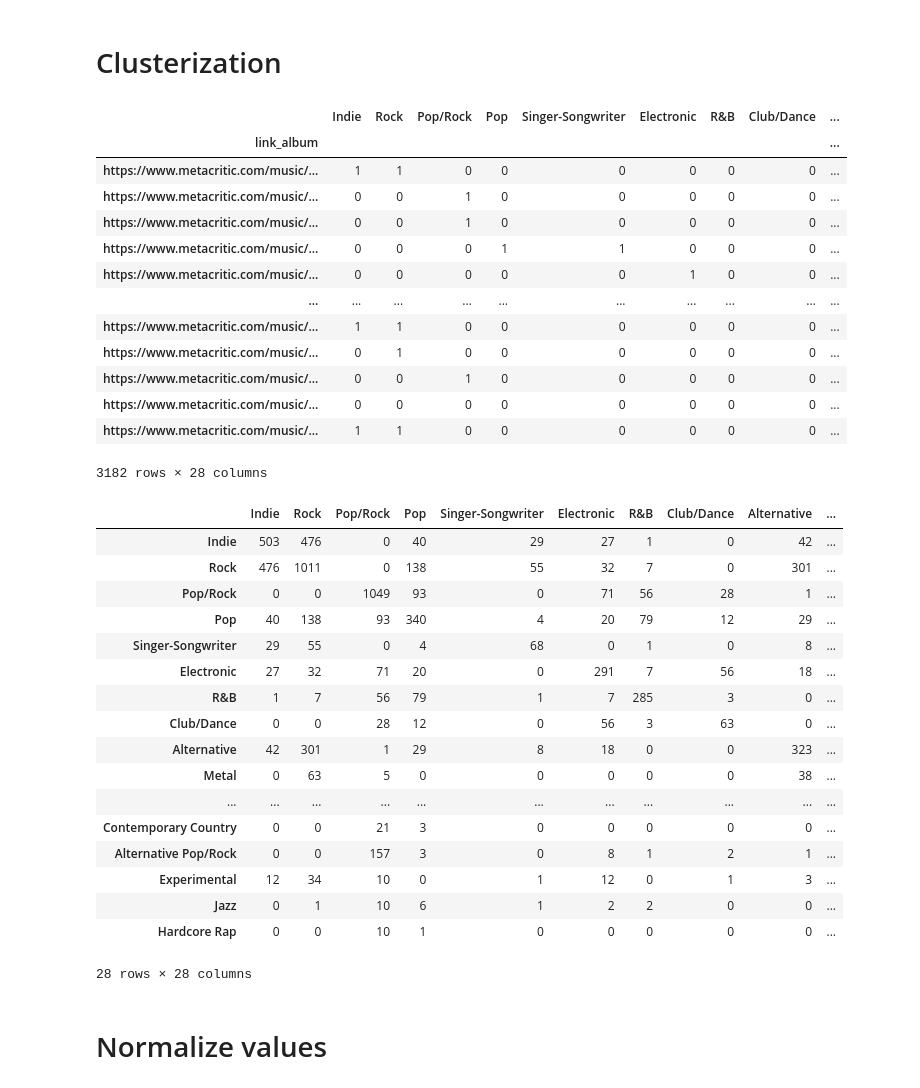
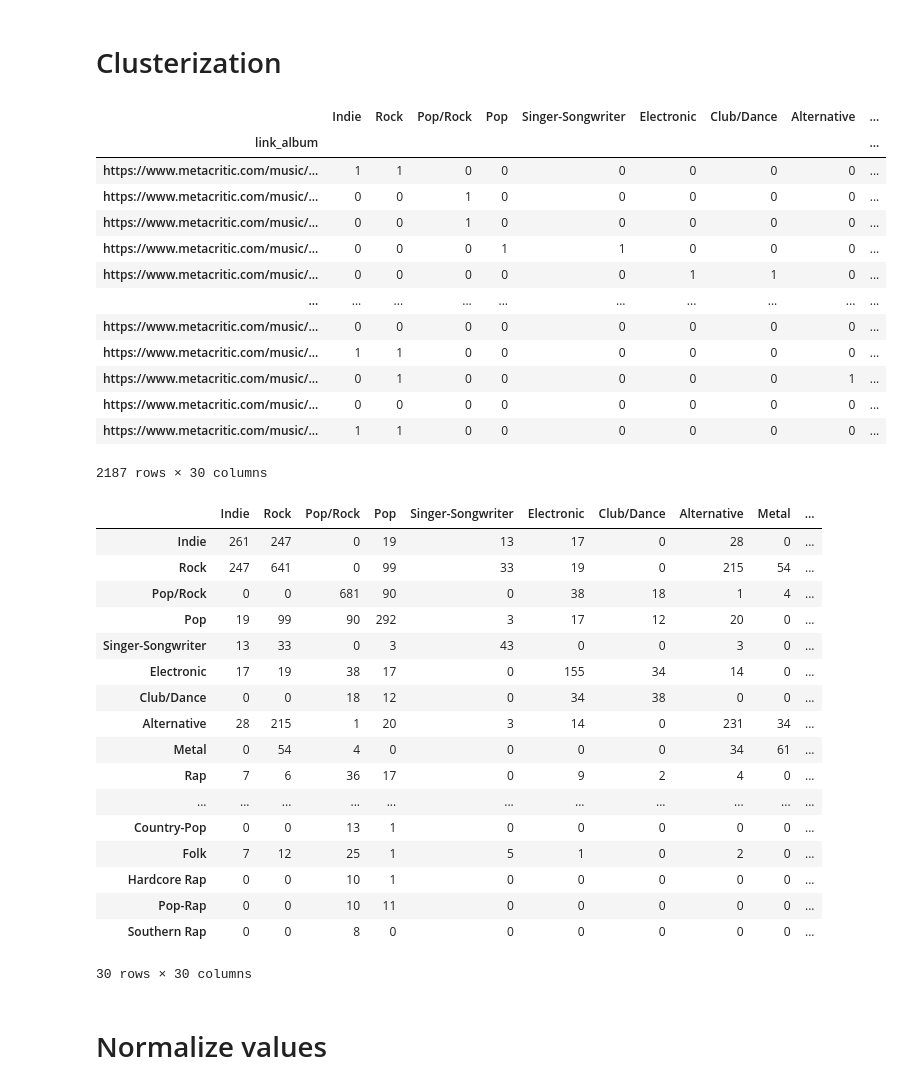
Before and after one commit to wainejr/CSB53, a Jupyter notebook: notebooks/genres_analysis.ipynb, the cells around one changed output. Drawn from its saved outputs; the diff is of its cells as text; code cells hidden in the pictures.

```diff
--- a/notebooks/genres_analysis.ipynb
+++ b/notebooks/genres_analysis.ipynb
@@ -27,0 +8,14 @@ df
+# %%
+filename = "../data/all_data.json"
+#filename = "csb-53/data/all_data.json"
+
+df = pd.read_json(filename, convert_dates=["release_date"])
+df.set_index("link_album")
+
+# Limit number of metacritic only albums, to not unbalance the model
+df_metacritic = df.groupby([df["release_date"].dt.year]).apply(lambda grp: grp.nlargest(50, 'metascore'))
+
+df = df[df["billboard"].notnull()
+        | df["grammy"].notnull()
+        | df["link_album"].isin(df_metacritic["link_album"].unique())]
+df
@@ -70,7 +78,7 @@ df_genres
 # %% [markdown]
 # Filter genres
 # %%
-N_GENRES = 40
+N_GENRES = 30
 
 count_values = df_genres.value_counts(["genre"])
 bef_genres = len(count_values)
@@ -118,41 +140,42 @@ for link in df_genres["link_album"].unique():
 df_prep = pd.DataFrame.from_dict(all_data).set_index("link_album")
 df_prep
 # %% [output]
-|  | Indie | Rock | Pop/Rock | Pop | Singer-Songwriter | Electronic | R&B | Club/Dance | ... |
+|  | Indie | Rock | Pop/Rock | Pop | Singer-Songwriter | Electronic | Club/Dance | Alternative | ... |
 | link_album |  |  |  |  |  |  |  |  | ... |
 | https://www.metacritic.com/music/... | 1 | 1 | 0 | 0 | 0 | 0 | 0 | 0 | ... |
 | https://www.metacritic.com/music/... | 0 | 0 | 1 | 0 | 0 | 0 | 0 | 0 | ... |
 | https://www.metacritic.com/music/... | 0 | 0 | 1 | 0 | 0 | 0 | 0 | 0 | ... |
 | https://www.metacritic.com/music/... | 0 | 0 | 0 | 1 | 1 | 0 | 0 | 0 | ... |
-| https://www.metacritic.com/music/... | 0 | 0 | 0 | 0 | 0 | 1 | 0 | 0 | ... |
+| https://www.metacritic.com/music/... | 0 | 0 | 0 | 0 | 0 | 1 | 1 | 0 | ... |
 | ... | ... | ... | ... | ... | ... | ... | ... | ... | ... |
-| https://www.metacritic.com/music/... | 1 | 1 | 0 | 0 | 0 | 0 | 0 | 0 | ... |
-| https://www.metacritic.com/music/... | 0 | 1 | 0 | 0 | 0 | 0 | 0 | 0 | ... |
-| https://www.metacritic.com/music/... | 0 | 0 | 1 | 0 | 0 | 0 | 0 | 0 | ... |
 | https://www.metacritic.com/music/... | 0 | 0 | 0 | 0 | 0 | 0 | 0 | 0 | ... |
 | https://www.metacritic.com/music/... | 1 | 1 | 0 | 0 | 0 | 0 | 0 | 0 | ... |
+| https://www.metacritic.com/music/... | 0 | 1 | 0 | 0 | 0 | 0 | 0 | 1 | ... |
+| https://www.metacritic.com/music/... | 0 | 0 | 0 | 0 | 0 | 0 | 0 | 0 | ... |
+| https://www.metacritic.com/music/... | 1 | 1 | 0 | 0 | 0 | 0 | 0 | 0 | ... |
-3182 rows × 28 columns
+2187 rows × 30 columns
 # %%
-df_cocurrency = df_prep.T.dot(df_prep)
+df_cocurrency_all = df_prep.T.dot(df_prep)
+df_cocurrency = df_cocurrency_all.copy()
 df_cocurrency
 # %% [output]
-|  | Indie | Rock | Pop/Rock | Pop | Singer-Songwriter | Electronic | R&B | Club/Dance | Alternative | ... |
-| Indie | 503 | 476 | 0 | 40 | 29 | 27 | 1 | 0 | 42 | ... |
-| Rock | 476 | 1011 | 0 | 138 | 55 | 32 | 7 | 0 | 301 | ... |
-| Pop/Rock | 0 | 0 | 1049 | 93 | 0 | 71 | 56 | 28 | 1 | ... |
-| Pop | 40 | 138 | 93 | 340 | 4 | 20 | 79 | 12 | 29 | ... |
-| Singer-Songwriter | 29 | 55 | 0 | 4 | 68 | 0 | 1 | 0 | 8 | ... |
-| Electronic | 27 | 32 | 71 | 20 | 0 | 291 | 7 | 56 | 18 | ... |
-| R&B | 1 | 7 | 56 | 79 | 1 | 7 | 285 | 3 | 0 | ... |
-| Club/Dance | 0 | 0 | 28 | 12 | 0 | 56 | 3 | 63 | 0 | ... |
-| Alternative | 42 | 301 | 1 | 29 | 8 | 18 | 0 | 0 | 323 | ... |
-| Metal | 0 | 63 | 5 | 0 | 0 | 0 | 0 | 0 | 38 | ... |
+|  | Indie | Rock | Pop/Rock | Pop | Singer-Songwriter | Electronic | Club/Dance | Alternative | Metal | ... |
+| Indie | 261 | 247 | 0 | 19 | 13 | 17 | 0 | 28 | 0 | ... |
+| Rock | 247 | 641 | 0 | 99 | 33 | 19 | 0 | 215 | 54 | ... |
+| Pop/Rock | 0 | 0 | 681 | 90 | 0 | 38 | 18 | 1 | 4 | ... |
+| Pop | 19 | 99 | 90 | 292 | 3 | 17 | 12 | 20 | 0 | ... |
+| Singer-Songwriter | 13 | 33 | 0 | 3 | 43 | 0 | 0 | 3 | 0 | ... |
+| Electronic | 17 | 19 | 38 | 17 | 0 | 155 | 34 | 14 | 0 | ... |
+| Club/Dance | 0 | 0 | 18 | 12 | 0 | 34 | 38 | 0 | 0 | ... |
+| Alternative | 28 | 215 | 1 | 20 | 3 | 14 | 0 | 231 | 34 | ... |
+| Metal | 0 | 54 | 4 | 0 | 0 | 0 | 0 | 34 | 61 | ... |
+| Rap | 7 | 6 | 36 | 17 | 0 | 9 | 2 | 4 | 0 | ... |
 | ... | ... | ... | ... | ... | ... | ... | ... | ... | ... | ... |
-| Contemporary Country | 0 | 0 | 21 | 3 | 0 | 0 | 0 | 0 | 0 | ... |
-| Alternative Pop/Rock | 0 | 0 | 157 | 3 | 0 | 8 | 1 | 2 | 1 | ... |
-| Experimental | 12 | 34 | 10 | 0 | 1 | 12 | 0 | 1 | 3 | ... |
-| Jazz | 0 | 1 | 10 | 6 | 1 | 2 | 2 | 0 | 0 | ... |
+| Country-Pop | 0 | 0 | 13 | 1 | 0 | 0 | 0 | 0 | 0 | ... |
+| Folk | 7 | 12 | 25 | 1 | 5 | 1 | 0 | 2 | 0 | ... |
 | Hardcore Rap | 0 | 0 | 10 | 1 | 0 | 0 | 0 | 0 | 0 | ... |
+| Pop-Rap | 0 | 0 | 10 | 11 | 0 | 0 | 0 | 0 | 0 | ... |
+| Southern Rap | 0 | 0 | 8 | 0 | 0 | 0 | 0 | 0 | 0 | ... |
-28 rows × 28 columns
+30 rows × 30 columns
 # %% [markdown]
 # Normalize values
```
Also changed, not shown: parts of 17 cells of this notebook.
